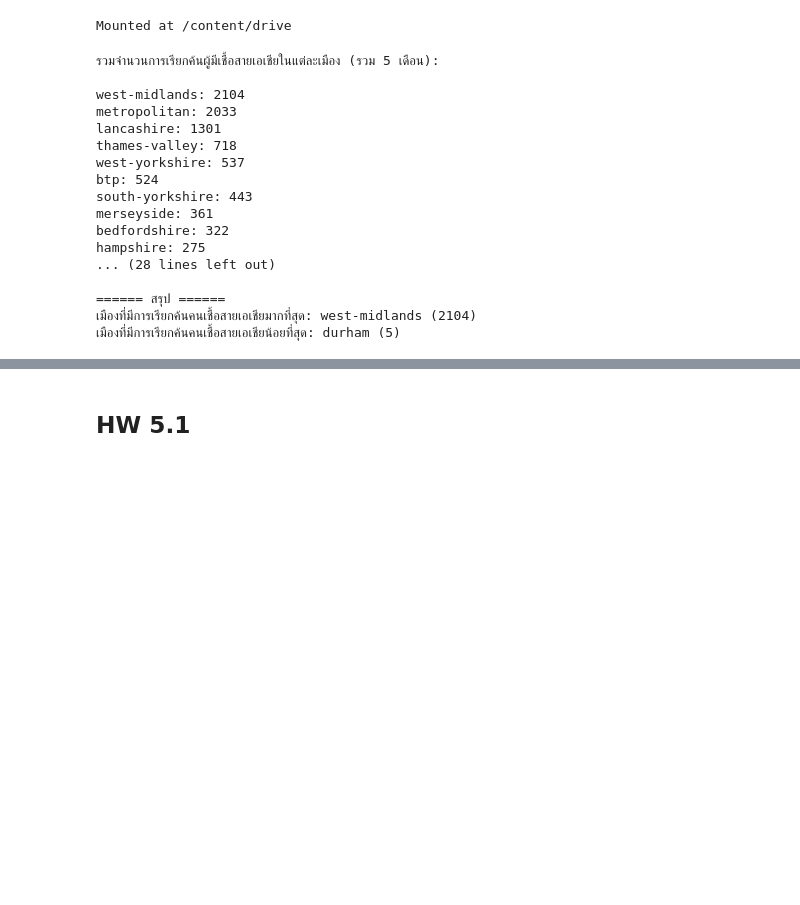
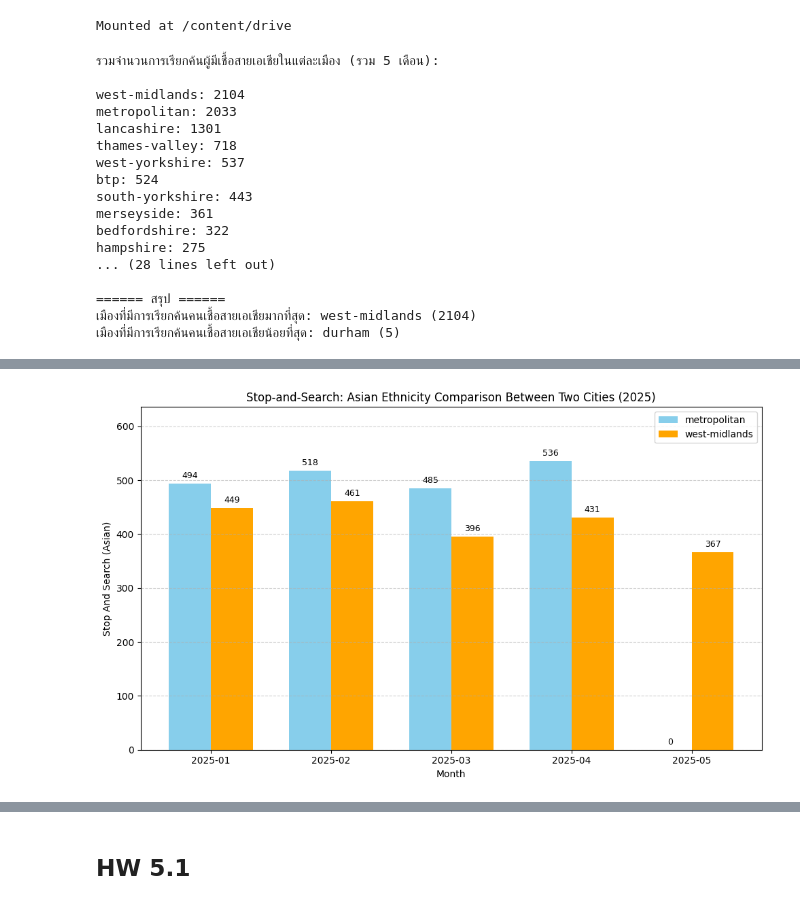
Before and after one commit to TKhahahah/dataviz2025, a Jupyter notebook: Pandas_101_2025.ipynb, the cells around one changed output, grey strips where cells are left out. Cells and saved outputs as stored; diff of their text form; code cells hidden in the pictures; blank space fills up the shorter version.

```diff
--- a/Pandas_101_2025.ipynb
+++ b/Pandas_101_2025.ipynb
@@ -513,0 +710,20 @@ hampshire: 275
+# %%
+import os
+
+# base path และรายชื่อเดือน
+base_path = '/content/drive/MyDrive/Pythondataviz/data/'
+months = ['2025-01', '2025-02', '2025-03', '2025-04', '2025-05']
+
+# ตรวจสอบและแสดงผลลัพธ์
+print("📊 จำนวนไฟล์ข้อมูล stop-and-search ในแต่ละเดือน:\n")
+
+for month in months:
+    month_path = os.path.join(base_path, month)
+
+    if os.path.exists(month_path):
+        files = [f for f in os.listdir(month_path) if f.endswith('-stop-and-search.csv')]
+        city_names = [f.replace(f"{month}-", '').replace('-stop-and-search.csv', '') for f in files]
+        print(f"{month}: {len(files)} เมือง")
+        print(f"เมืองที่มีข้อมูล: {', '.join(sorted(city_names))}\n")
+    else:
+        print(f"{month}: ❌ ไม่พบโฟลเดอร์เดือนนี้\n")
@@ -513,0 +797,68 @@ hampshire: 275
+# %%
+import pandas as pd
+import os
+import matplotlib.pyplot as plt
+
+# ระบุ base path และชื่อ 2 เมืองที่ต้องการเปรียบเทียบ
+base_path = '/content/drive/MyDrive/Pythondataviz/data/'
+city1 = 'metropolitan'
+city2 = 'west-midlands'
+
+# รายชื่อเดือนที่ต้องการตรวจสอบ
+months = ['2025-01', '2025-02', '2025-03', '2025-04', '2025-05']
+
+# ฟังก์ชันนับคนเชื้อสายเอเชียต่อเมือง
+def count_asian_by_city(city):
+    counts = {}
+    for month in months:
+        filepath = os.path.join(base_path, month, f"{month}-{city}-stop-and-search.csv")
+        if os.path.exists(filepath):
+            df = pd.read_csv(filepath)
+            df['Police Force'] = city
+            asian_df = df[df['Self-defined ethnicity'].astype(str).str.contains('Asian', na=False)]
+            counts[month] = len(asian_df)
+        else:
+            counts[month] = 0  # ถ้าไม่มีไฟล์ ให้ใส่ 0
+    return counts
+
+# เรียกใช้ฟังก์ชัน
+counts1 = count_asian_by_city(city1)
+counts2 = count_asian_by_city(city2)
+
+# แสดงผลรายเดือน
+print(f"จำนวนผู้ที่ถูกเรียกค้นที่มีเชื้อสายเอเชีย รายเดือน (หน่วย: คน):\n")
+print(f"{'เดือน':<10} {city1:<15} {city2:<15}")
+for month in months:
+    print(f"{month:<10} {counts1[month]:<15} {counts2[month]:<15}")
+
+# คำนวณผลรวม
+total1 = sum(counts1.values())
+total2 = sum(counts2.values())
+print(f"\nรวม 5 เดือน:")
+print(f"{city1}: {total1} คน")
+print(f"{city2}: {total2} คน")
+
+# ====== สร้างกราฟเปรียบเทียบ ======
+x = range(len(months))
+width = 0.35
+
+plt.figure(figsize=(10, 6))
+plt.bar([i - width/2 for i in x], [counts1[m] for m in months], width=width, label=city1, color='skyblue')
+plt.bar([i + width/2 for i in x], [counts2[m] for m in months], width=width, label=city2, color='orange')
+
+plt.xticks(ticks=x, labels=months)
+plt.xlabel("Month")
+plt.ylabel("Stop And Search (Asian)")
+plt.title("Stop-and-Search: Asian Ethnicity Comparison Between Two Cities (2025)")
+plt.legend()
+
+# ใส่ค่าตัวเลขบนแท่งกราฟ
+for i in x:
+    plt.text(i - width/2, counts1[months[i]] + 10, str(counts1[months[i]]), ha='center', fontsize=9)
+    plt.text(i + width/2, counts2[months[i]] + 10, str(counts2[months[i]]), ha='center', fontsize=9)
+
+plt.ylim(0, max(max(counts1.values()), max(counts2.values())) + 100)
+plt.grid(axis='y', linestyle='--', alpha=0.6)
+plt.tight_layout()
+plt.show()
+# %% [output]
@@ -513,0 +877 @@ hampshire: 275
+[figure, added]
```
Also changed, not shown: parts of 13 cells of this notebook.
